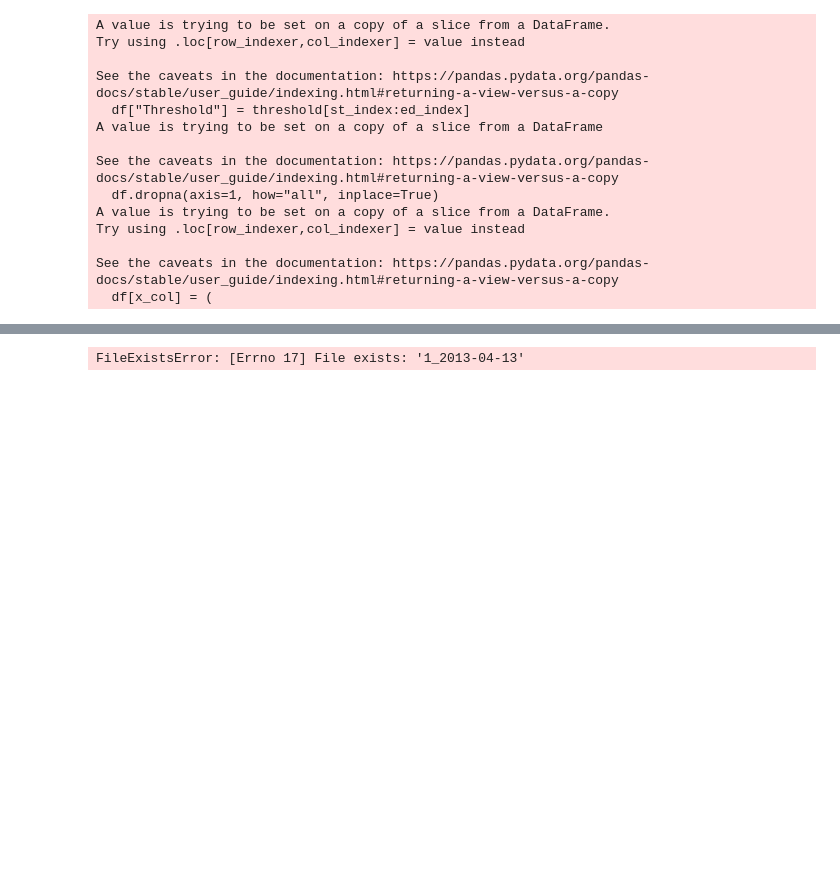
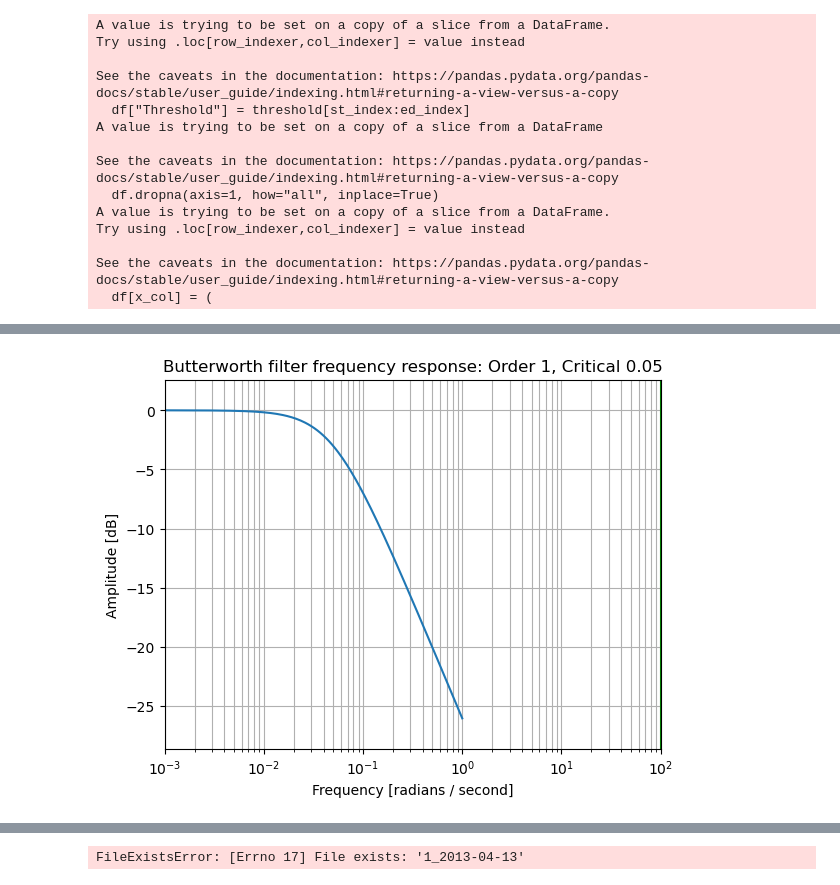
Before and after one commit to zsk4/WhillansCatalogPaper, a Jupyter notebook: Figure2/Figure2.ipynb, the cells around one changed output, grey strips where cells are left out. Cells and saved outputs as stored; diff of their text form; code cells hidden in the pictures; blank space fills up the shorter version.

```diff
--- a/Figure2/Figure2.ipynb
+++ b/Figure2/Figure2.ipynb
@@ -303,3 +346,29 @@ data["ev_time"] = [
+# %%
+import scipy.signal as signal
+
+order = 1
+crit = 0.05
+b, a = signal.butter(order, crit, "low", analog=True)
+
+w, h = signal.freqs(b, a)
+
+plt.semilogx(w, 20 * np.log10(abs(h)))
+
+plt.title(f"Butterworth filter frequency response: Order {order}, Critical {crit}")
+
+plt.xlabel("Frequency [radians / second]")
+
+plt.ylabel("Amplitude [dB]")
+
+plt.margins(0, 0.1)
+
+plt.grid(which="both", axis="both")
+
+plt.axvline(100, color="green")  # cutoff frequency
+
+plt.show()
+# %% [output]
+[figure, added]
 # %%
 # Plot event, 2nd derivative, and max
 
```
Also changed, not shown: parts of 5 cells of this notebook, 36 other files.
